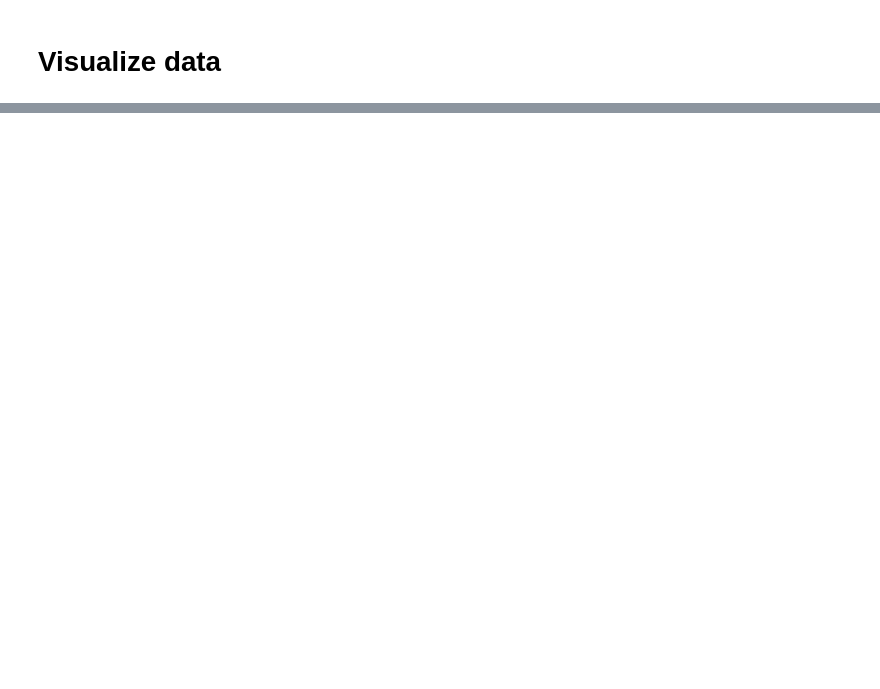
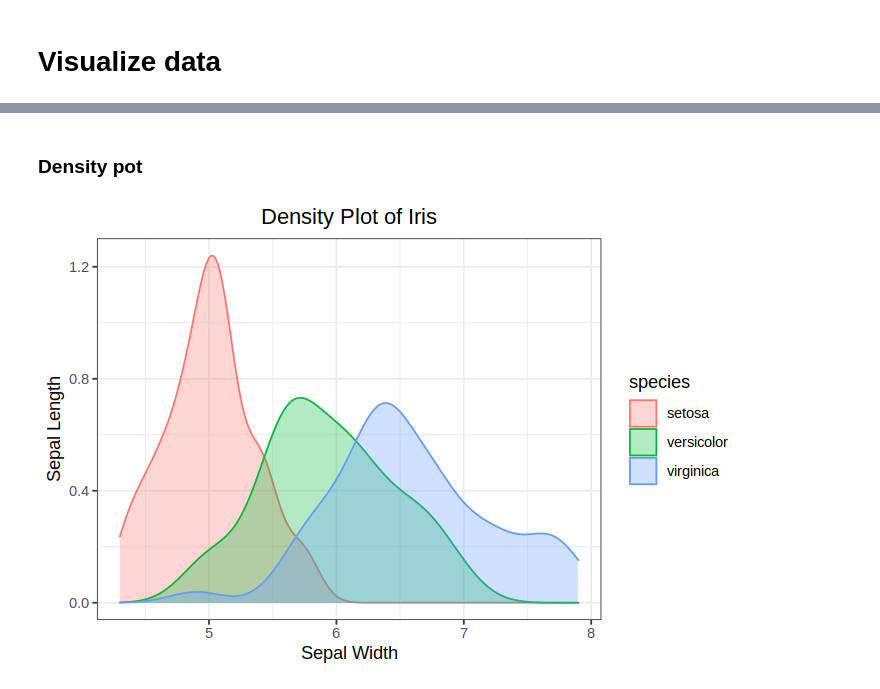
Before and after one commit to juliuskittler/templates, a Jupyter notebook: Python/Visualisation/rpy2.ipynb, the cells around one changed output, grey strips where cells are left out. Drawn from its saved outputs; the diff is of its cells as text; code cells hidden in the pictures; blank space fills up the shorter version.

```diff
--- a/Python/Visualisation/rpy2.ipynb
+++ b/Python/Visualisation/rpy2.ipynb
@@ -66,0 +54,12 @@ ggplot(df, aes(x = sepal_width, y = sepal_length, color = species,
+# %% [markdown]
+### Density pot
+# %%
+df_plt = sns.load_dataset("iris")
+# %%
+%%R -w 15 -h 10 --units cm -r 120 -i df_plt
+ggplot(df_plt, aes(x = sepal_length, color = species, fill = species)) +
+    geom_density(alpha = 0.3) +
+    labs(title = "Density Plot of Iris", x = "Sepal Width", y = "Sepal Length") +
+    theme_bw() + theme(plot.title = element_text(hjust = 0.5))
+# %% [output]
+[figure, added]
```
Also changed, not shown: parts of 29 cells of this notebook.
